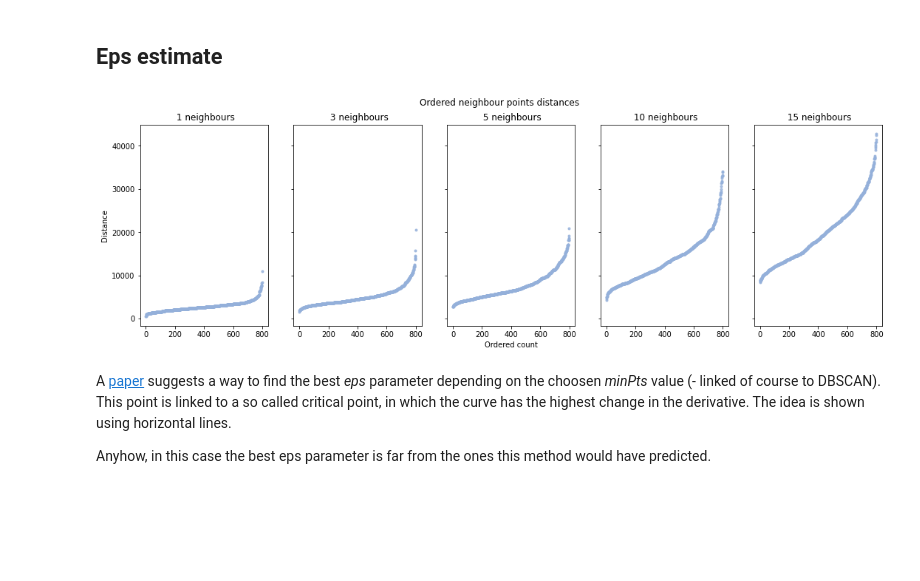
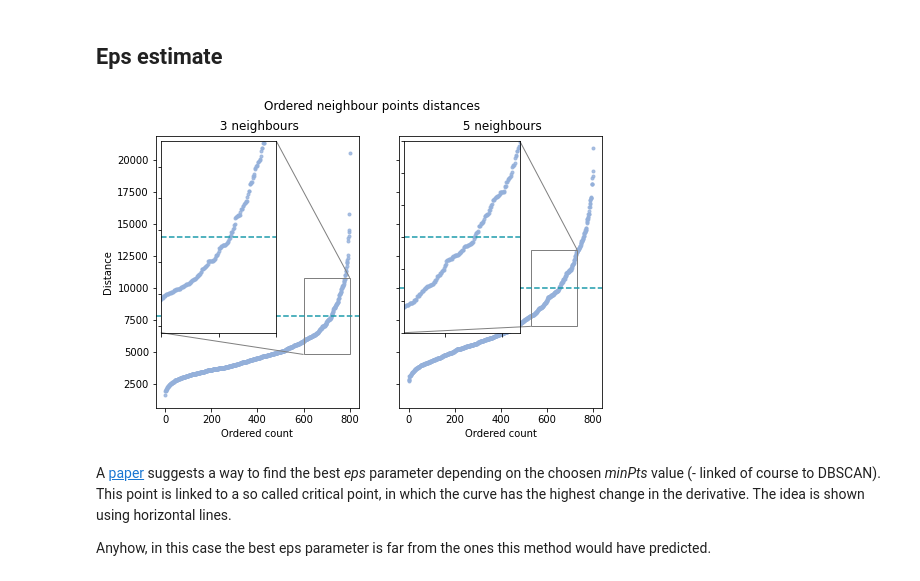
Before and after one commit to LorenzoBuriola/LoCP_moduleB, a Jupyter notebook: Week4/FPGheArt_exercise4.ipynb, the cells around one changed output. Cells and saved outputs as stored; diff of their text form; code cells hidden in the pictures; blank space fills up the shorter version.

Commit message:
Added graphs for DBSCAN and OPTICS

```diff
--- a/Week4/FPGheArt_exercise4.ipynb
+++ b/Week4/FPGheArt_exercise4.ipynb
@@ -191,19 +200,34 @@ As we will see in the following part, DBSCAN performs best with 3 and 5 minpts.
 # %% [markdown]
 ## Eps estimate
 # %%
-fig, ax = plt.subplots(1,5, figsize = (18,5), sharex = True, sharey = True)
-values = [7800,12000,20000,25000]
+fig, ax = plt.subplots(1,2, figsize = (8,5), sharex = True, sharey = True)
+values = [5000,7800,10000,20000,25000]
 plt.suptitle("Ordered neighbour points distances")
-for i in range(5):
+subax = []
+for i in range(1,3):
 
-    ax[i].scatter(range(len(avg_dist[i])), np.sort(avg_dist[i]), alpha = 0.8, color = "#94B0DA", marker = ".")
+    ax[i-1].scatter(range(len(avg_dist[i])), np.sort(avg_dist[i]), alpha = 0.8, color = "#94B0DA", marker = ".")
     #ax[i].axhline(values[i])
-    ax[i].set_title(f" {min_sample_range[i]} neighbours")
+    ax[i-1].set_title(f" {min_sample_range[i]} neighbours")
+    ax[i-1].axhline(values[i],0,800, color="#1B9AAA", linestyle="--")
+    ax[i-1].set_xlabel("Ordered count")
+    subax.append(zoomed_inset_axes(ax[i-1], 2.5, loc = 2))
+    subax[i-1].set_xlim(600-(i-1)*70,800-(i-1)*70)
+    subax[i-1].set_ylim(values[i]-3000,values[i]+3000)
+    subax[i-1].axhline(values[i],0,800, color="#1B9AAA", linestyle="--")
+    subax[i-1].scatter(range(len(avg_dist[i])), np.sort(avg_dist[i]), alpha = 0.8, color = "#94B0DA", marker = ".")
+    plt.xticks(visible=False)
+    plt.yticks(visible=False)
+    mark_inset(ax[i-1], subax[i-1], loc1=1, loc2=3,fc="none", ec="0.5")
+    plt.draw()
+
 ax[0].set_ylabel("Distance")
-ax[2].set_xlabel("Ordered count")
+
+
+plt.savefig("ord_distances.pdf")
 plt.show()
 # %% [output]
-[figure, old version]
+[figure, new version]
 # %% [markdown]
 A [paper](https://iopscience.iop.org/article/10.1088/1755-1315/31/1/012012/pdf) suggests a way to find the best *eps* parameter depending on the choosen *minPts* value (- linked of course to DBSCAN).
 This point is linked to a so called critical point, in which the curve has the highest change in the derivative. The idea is shown using horizontal lines.
```
Also changed, not shown: parts of 14 cells of this notebook.
